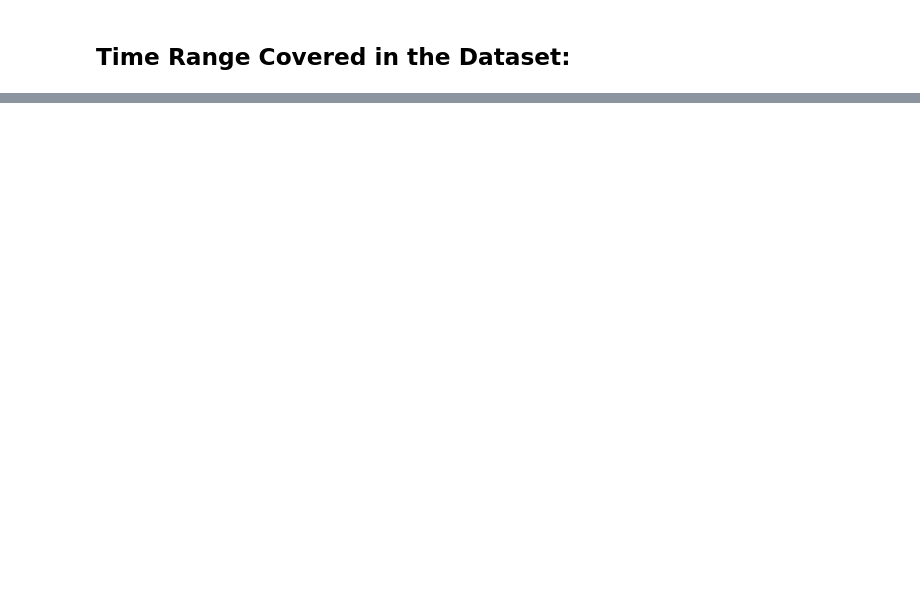
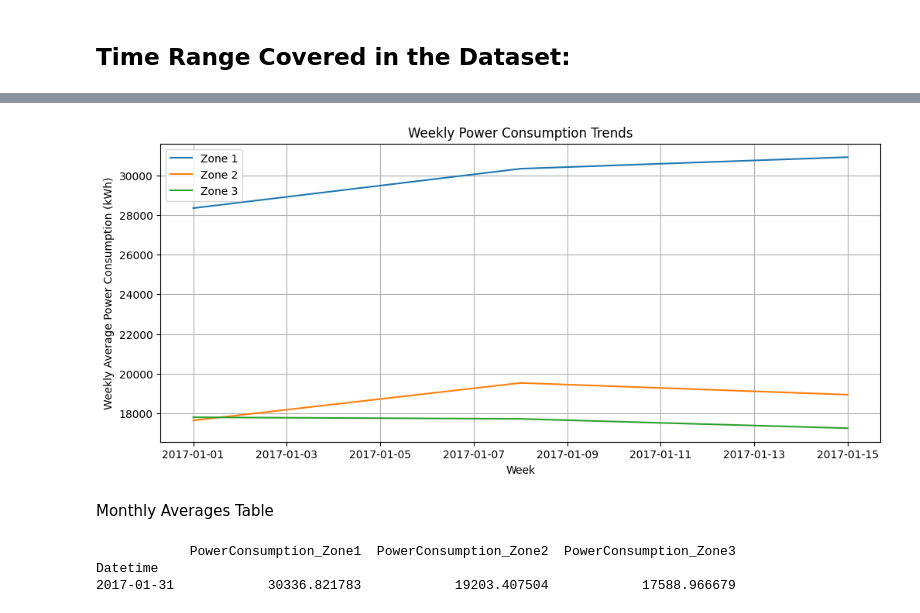
Before and after one commit to Kudo-Shinn/MATHEDA, a Jupyter notebook: Endterm/Exercise/Analyzing Trends and Patterns in Electric Power Consumption Data.ipynb, the cells around one changed output, grey strips where cells are left out. Cells and saved outputs as stored; diff of their text form; code cells hidden in the pictures; blank space fills up the shorter version.

```diff
--- a/Endterm/Exercise/Analyzing Trends and Patterns in Electric Power Consumption Data.ipynb
+++ b/Endterm/Exercise/Analyzing Trends and Patterns in Electric Power Consumption Data.ipynb
@@ -95,0 +164,20 @@ End Date: 2017-01-12 02:30:00
+# %%
+df_weekly = df.resample('W').mean()
+plt.figure(figsize=(12, 5))
+plt.plot(df_weekly.index, df_weekly[['PowerConsumption_Zone1', 'PowerConsumption_Zone2', 'PowerConsumption_Zone3']])
+plt.xlabel("Week")
+plt.ylabel("Weekly Average Power Consumption (kWh)")
+plt.title("Weekly Power Consumption Trends")
+plt.legend(["Zone 1", "Zone 2", "Zone 3"])
+plt.grid()
+plt.show()
+# %% [output]
+[figure, added]
+# %% [markdown]
+Monthly Averages Table
+# %%
+print(df_monthly[['PowerConsumption_Zone1', 'PowerConsumption_Zone2', 'PowerConsumption_Zone3']].head(10).to_string(index=True))
+# %% [output]
+            PowerConsumption_Zone1  PowerConsumption_Zone2  PowerConsumption_Zone3
+Datetime
+2017-01-31            30336.821783            19203.407504            17588.966679
```
Also changed, not shown: parts of 14 cells of this notebook.
